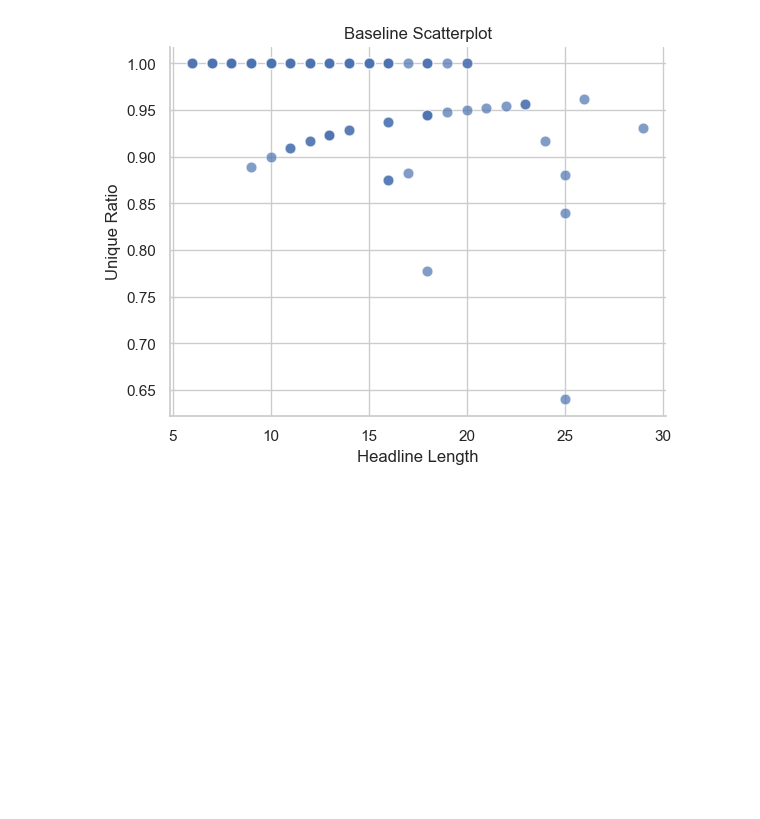
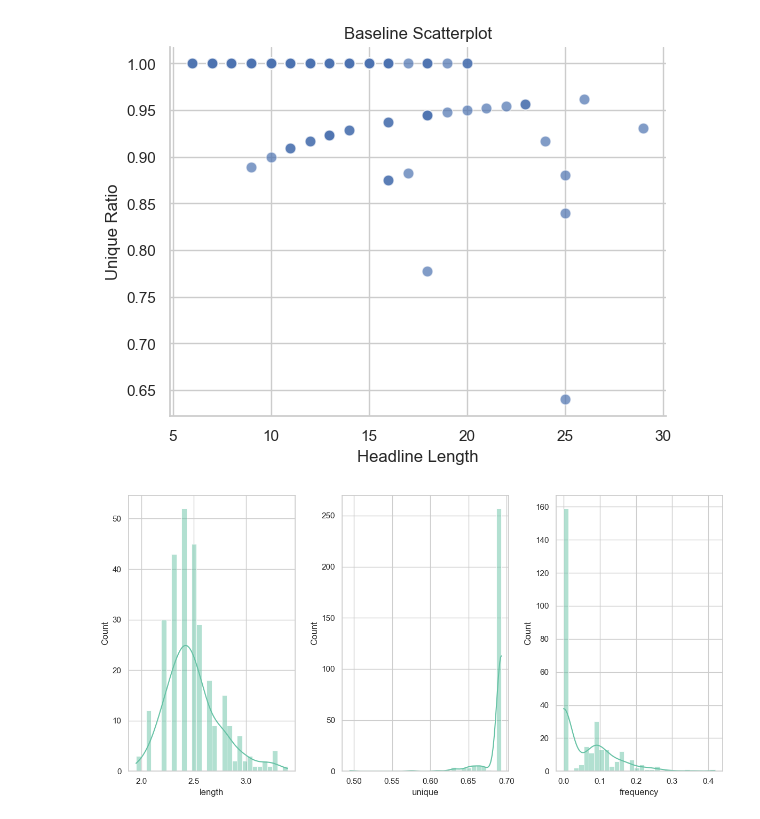
Before and after one commit to qlawk/clickbait, a Jupyter notebook: source/notebooks/analysis.ipynb, the cells around one changed output. Drawn from its saved outputs; the diff is of its cells as text; code cells hidden in the pictures; blank space fills up the shorter version.

Commit message:
started modeling, more engineering
added log + 1 transformations to features

```diff
--- a/source/notebooks/analysis.ipynb
+++ b/source/notebooks/analysis.ipynb
@@ -104,3 +104,21 @@ plt.savefig("length_vs_unique.png")
 plt.show()
 # %% [output]
 [figure]
+# %%
+# apply log transformations on skewed distributions from analysis
+skewed_col = ['length','unique','frequency']
+
+fig, axes = plt.subplots(nrows=1, ncols=3, figsize=(12, 6))
+sns.set(style="whitegrid")
+color = sns.color_palette("Set2")[0]
+axes = axes.flatten()
+
+for i, col in enumerate(skewed_col):
+    baseline[col] = baseline[col].apply(np.log1p)
+    sns.histplot(baseline, x=col, bins=30, kde=True, color=color, ax=axes[i],legend=False)
+
+plt.tight_layout()
+plt.savefig("baseline_transform.png")
+plt.show()
+# %% [output]
+[figure, added]
```
Also changed, not shown: parts of 2 cells of this notebook, 5 other files.
